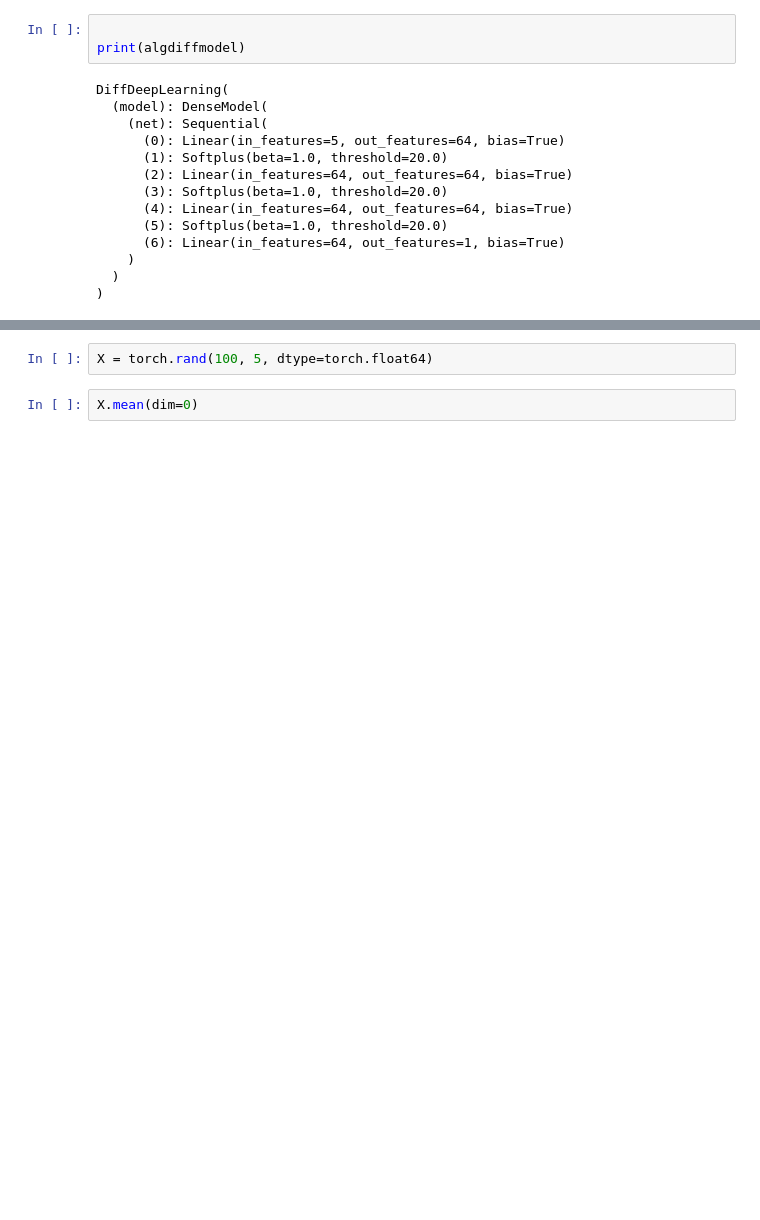
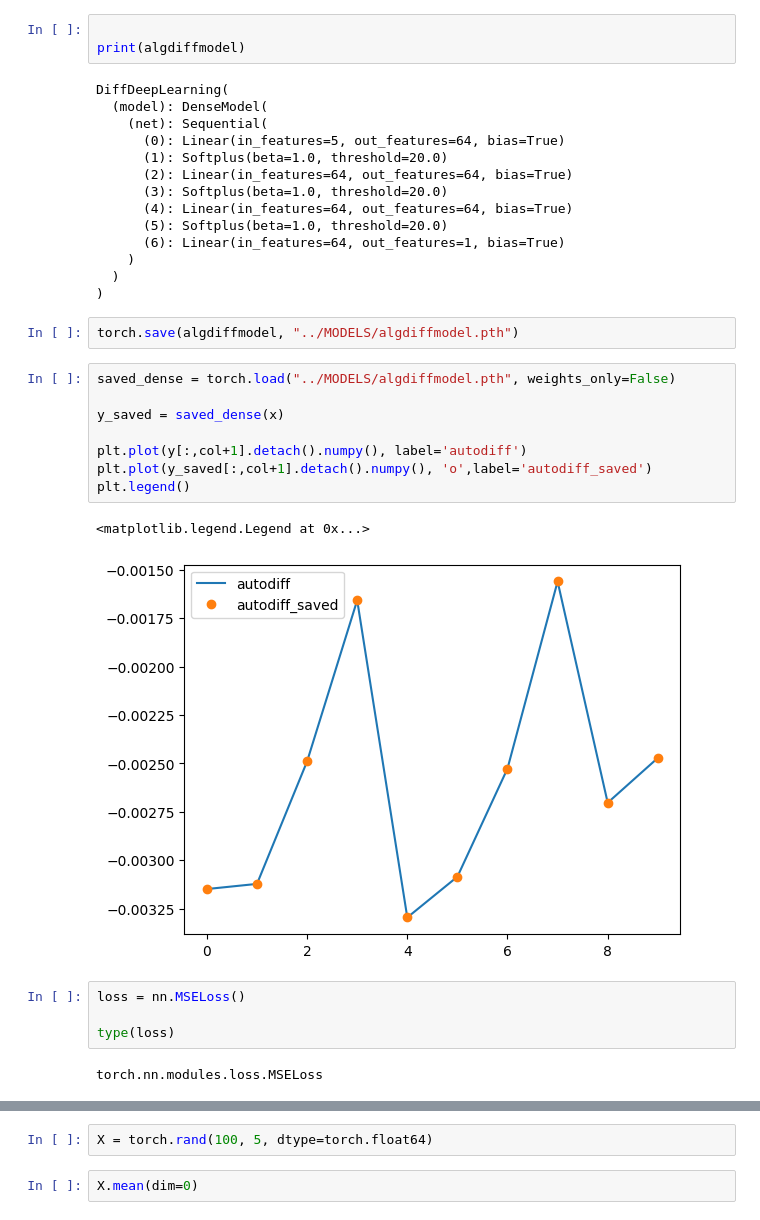
Before and after one commit to Lolillosky/PHD_CVA, a Jupyter notebook: AlgdiffExample/AlgdiffExample.ipynb, the cells around one changed output, grey strips where cells are left out. Drawn from its saved outputs; the diff is of its cells as text; blank space fills up the shorter version.

Commit message:
Slight changes pytorch learn and algdiff example

```diff
--- a/AlgdiffExample/AlgdiffExample.ipynb
+++ b/AlgdiffExample/AlgdiffExample.ipynb
@@ -118,3 +113,22 @@ DiffDeepLearning(
     )
   )
 )
+# %%
+torch.save(algdiffmodel, "../MODELS/algdiffmodel.pth")
+# %%
+saved_dense = torch.load("../MODELS/algdiffmodel.pth", weights_only=False)
+
+y_saved = saved_dense(x)
+
+plt.plot(y[:,col+1].detach().numpy(), label='autodiff')
+plt.plot(y_saved[:,col+1].detach().numpy(), 'o',label='autodiff_saved')
+plt.legend()
+# %% [output]
+<matplotlib.legend.Legend at 0x...>
+[figure, added]
+# %%
+loss = nn.MSELoss()
+
+type(loss)
+# %% [output]
+torch.nn.modules.loss.MSELoss
```
Also changed, not shown: parts of 7 cells of this notebook.
